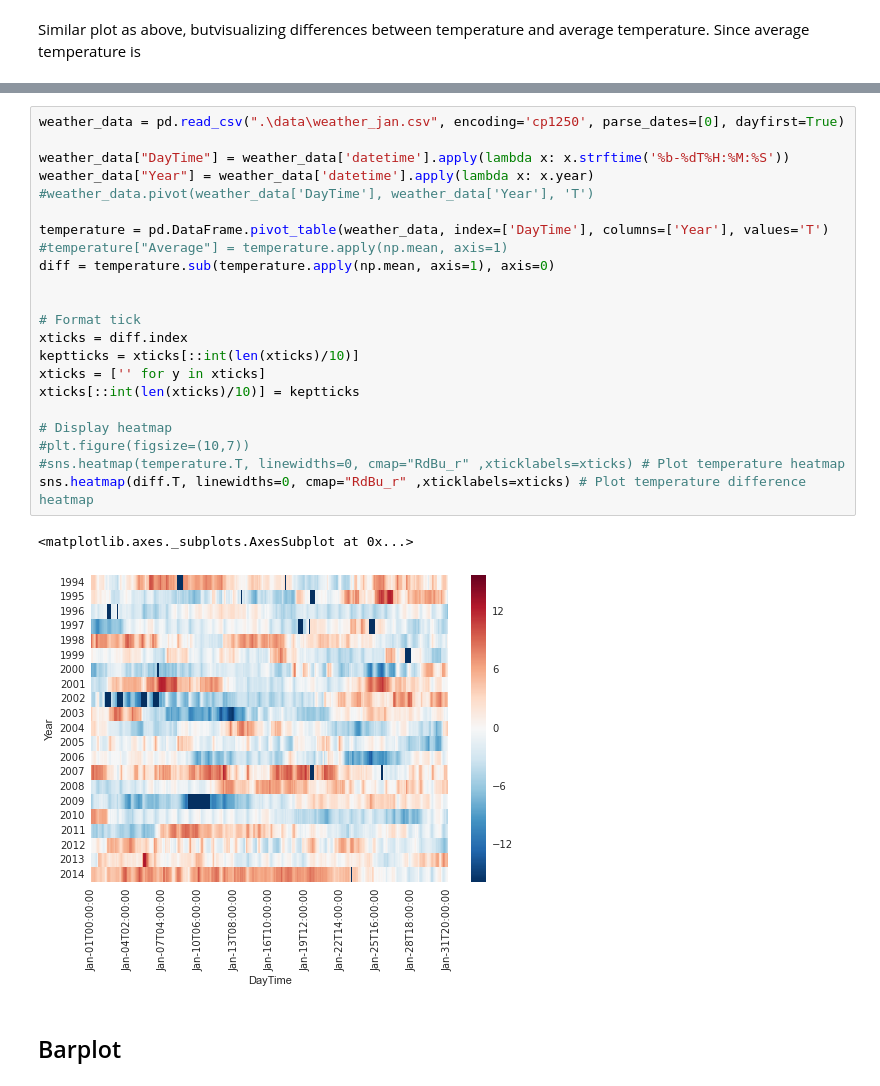
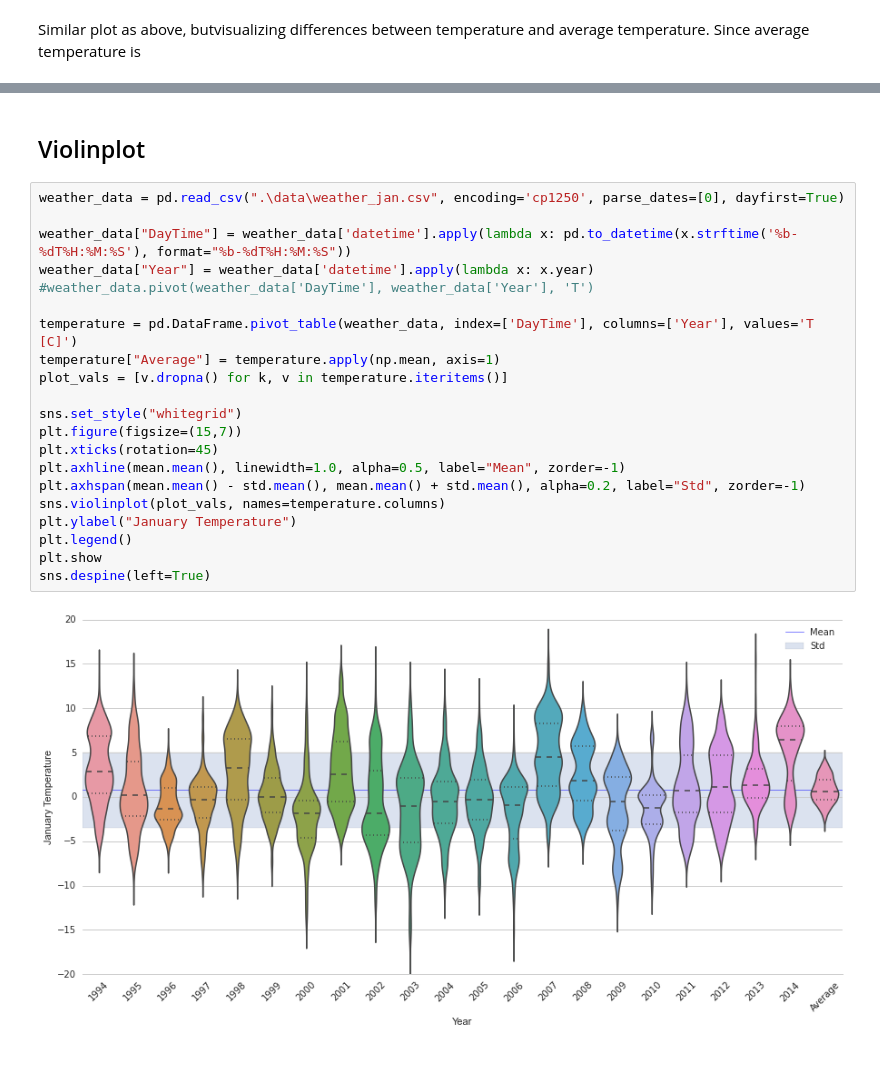
Before and after one commit to bkazic/WeatherAnalysis, a Jupyter notebook: Weather - January data (ARSO).ipynb, the cells around one changed output, grey strips where cells are left out. Drawn from its saved outputs; the diff is of its cells as text.

Commit message:
Added some figures.

```diff
--- a/Weather - January data (ARSO).ipynb
+++ b/Weather - January data (ARSO).ipynb
@@ -164,27 +228,25 @@ Similar plot as above, butvisualizing differences between temperature and averag
+# %% [markdown]
+## Violinplot
 # %%
 weather_data = pd.read_csv(".\data\weather_jan.csv", encoding='cp1250', parse_dates=[0], dayfirst=True)
 
-weather_data["DayTime"] = weather_data['datetime'].apply(lambda x: x.strftime('%b-%dT%H:%M:%S'))
+weather_data["DayTime"] = weather_data['datetime'].apply(lambda x: pd.to_datetime(x.strftime('%b-%dT%H:%M:%S'), format="%b-%dT%H:%M:%S"))
 weather_data["Year"] = weather_data['datetime'].apply(lambda x: x.year)
 #weather_data.pivot(weather_data['DayTime'], weather_data['Year'], 'T')
 
-temperature = pd.DataFrame.pivot_table(weather_data, index=['DayTime'], columns=['Year'], values='T')
-#temperature["Average"] = temperature.apply(np.mean, axis=1)
-diff = temperature.sub(temperature.apply(np.mean, axis=1), axis=0)
+temperature = pd.DataFrame.pivot_table(weather_data, index=['DayTime'], columns=['Year'], values='T [C]')
+temperature["Average"] = temperature.apply(np.mean, axis=1)
+plot_vals = [v.dropna() for k, v in temperature.iteritems()]
 
-
-# Format tick
-xticks = diff.index
-keptticks = xticks[::int(len(xticks)/10)]
-xticks = ['' for y in xticks]
-xticks[::int(len(xticks)/10)] = keptticks
-
-# Display heatmap
-#plt.figure(figsize=(10,7))
-#sns.heatmap(temperature.T, linewidths=0, cmap="RdBu_r" ,xticklabels=xticks) # Plot temperature heatmap
-sns.heatmap(diff.T, linewidths=0, cmap="RdBu_r" ,xticklabels=xticks) # Plot temperature difference heatmap
+sns.set_style("whitegrid")
+plt.figure(figsize=(15,7))
+plt.xticks(rotation=45)
+plt.axhline(mean.mean(), linewidth=1.0, alpha=0.5, label="Mean", zorder=-1)
+plt.axhspan(mean.mean() - std.mean(), mean.mean() + std.mean(), alpha=0.2, label="Std", zorder=-1)
+sns.violinplot(plot_vals, names=temperature.columns)
+plt.ylabel("January Temperature")
+plt.legend()
+plt.show
+sns.despine(left=True)
 # %% [output]
-<matplotlib.axes._subplots.AxesSubplot at 0x...>
-[figure, old version]
+[figure, new version]
-# %% [markdown]
-## Barplot
```
Also changed, not shown: parts of 23 cells of this notebook, 1 other file.
